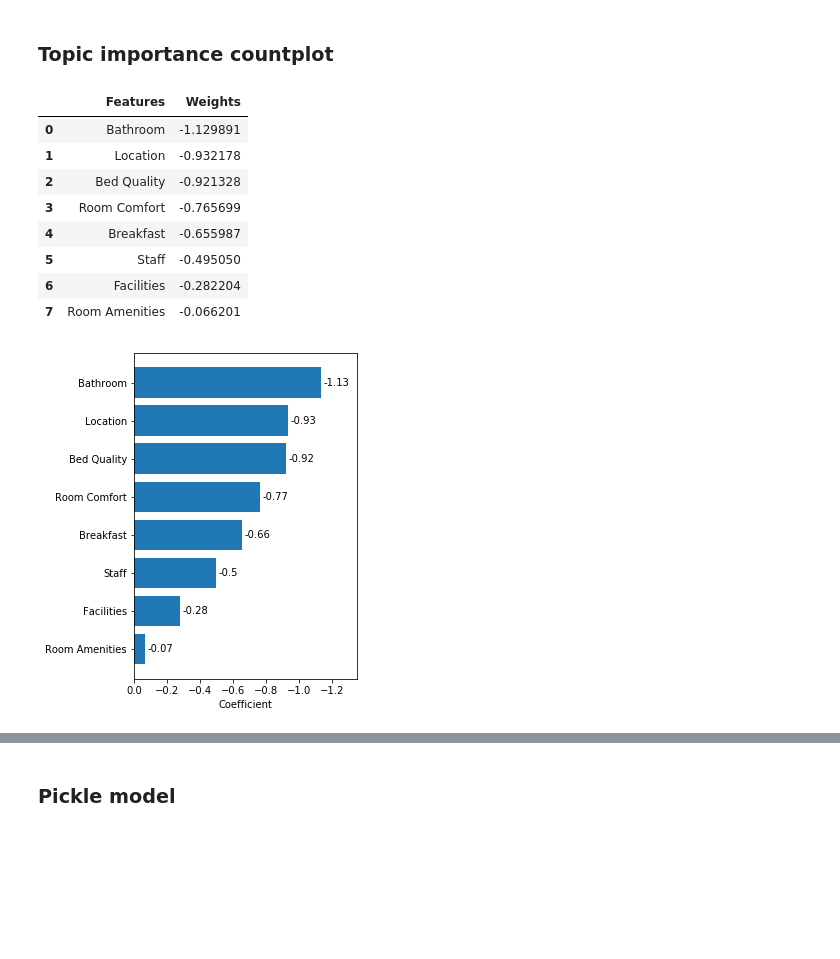
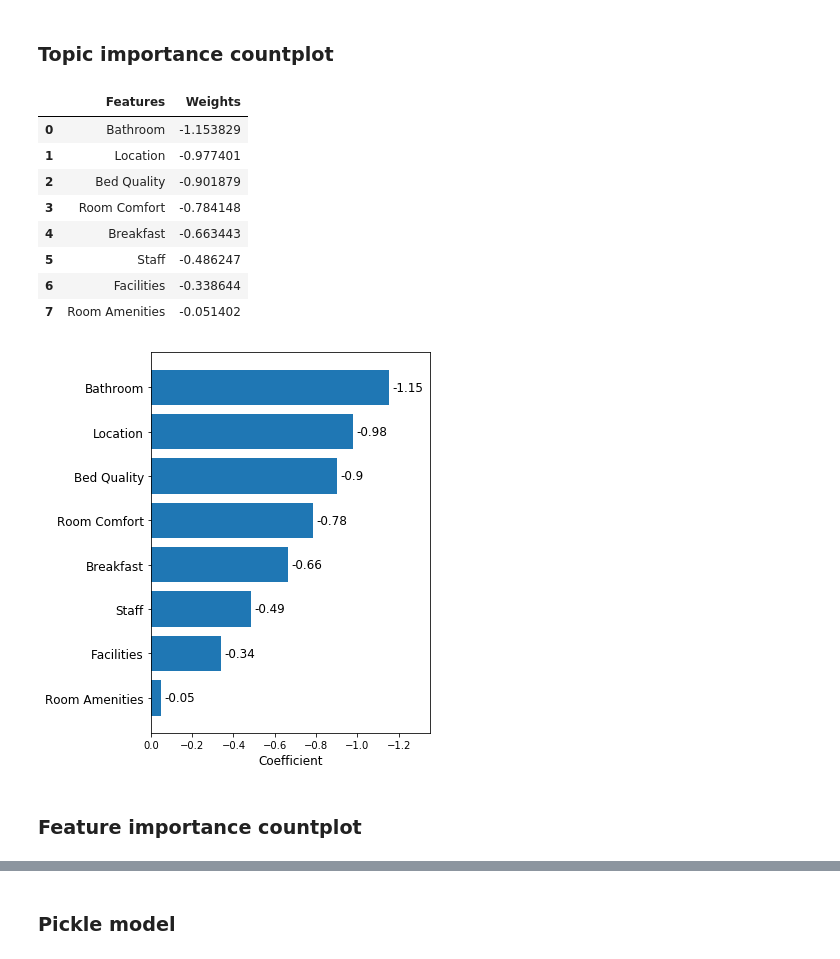
Before and after one commit to rmondini/insight-project, a Jupyter notebook: price-prediction.ipynb, the cells around one changed output, grey strips where cells are left out. Saved outputs shown, nothing was run; the diff lists cells and outputs as text; code cells hidden in the pictures; blank space fills up the shorter version.

Commit message:
added code to make some plots in slides

```diff
--- a/price-prediction.ipynb
+++ b/price-prediction.ipynb
@@ -263,9 +218,6 @@ df_hotel_detailed_info_list['hotel_room_price_per_person_avg'] = df_hotel_detail
 # %%
 # drop hotels without average room price
 df_hotel_detailed_info_list = df_hotel_detailed_info_list[~pd.isnull(df_hotel_detailed_info_list['hotel_room_price_per_person_avg'])]
-# %%
-# extract hotel chain/brand
-df_hotel_detailed_info_list['hotel_chain'] = df_hotel_detailed_info_list['hotel_name'].apply(extract_chain)
 # %%
 # extract aspect ratings
 df_hotel_detailed_info_list['hotel_cleanliness_rating'] = df_hotel_detailed_info_list['hotel_rating_breakdown'].apply(extract_cleanliness_rating)
@@ -346,8 +298,8 @@ df_hotels_unique_names.to_csv('./input_app/df_hotels_unique_names.csv',index=Fal
 # %% [markdown]
 ### Create complete feature set and target
 # %%
-features_list1 = ['hotel_stars','hotel_overall_rating','hotel_address_zip_code_5dig','hotel_chain']
-features_list2 = ['hotel_cleanliness_rating','hotel_comfort_rating','hotel_location_rating','hotel_facilities_rating','hotel_staff_rating','hotel_value_rating','hotel_wifi_rating']
+features_list1 = ['hotel_stars','hotel_overall_rating','hotel_address_zip_code_5dig']
+features_list2 = ['hotel_cleanliness_rating','hotel_value_rating','hotel_wifi_rating','hotel_comfort_rating','hotel_facilities_rating','hotel_location_rating','hotel_staff_rating']
 features_complete_list = features_list1+features_list2+topic_features_list
 
 df_features = df_hotel_detailed_info_list_filtered_merged[features_complete_list]
@@ -367,7 +318,7 @@ Index(['hotel_stars', 'hotel_overall_rating', 'hotel_address_zip_code_5dig',
 ### One-hot encoding for categorical features
 (and standardization of numerical features if necessary)
 # %%
-categorical_features = ['hotel_address_zip_code_5dig','hotel_chain']
+categorical_features = ['hotel_address_zip_code_5dig']
 # %%
 train_test_scaled_inputs = df_features.copy()
 
@@ -468,27 +419,29 @@ reg_topic_summary.replace('7_pc_neg','Bed Quality',inplace=True)
 reg_topic_summary
 # %% [output]
 |  | Features | Weights |
-| 0 | Bathroom | -1.129891 |
-| 1 | Location | -0.932178 |
-| 2 | Bed Quality | -0.921328 |
-| 3 | Room Comfort | -0.765699 |
-| 4 | Breakfast | -0.655987 |
-| 5 | Staff | -0.495050 |
-| 6 | Facilities | -0.282204 |
-| 7 | Room Amenities | -0.066201 |
+| 0 | Bathroom | -1.153829 |
+| 1 | Location | -0.977401 |
+| 2 | Bed Quality | -0.901879 |
+| 3 | Room Comfort | -0.784148 |
+| 4 | Breakfast | -0.663443 |
+| 5 | Staff | -0.486247 |
+| 6 | Facilities | -0.338644 |
+| 7 | Room Amenities | -0.051402 |
 # %%
-fig,ax = plt.subplots(figsize=(4,6))
+fig,ax = plt.subplots(figsize=(5,7))
 ax.barh(reg_topic_summary.index, reg_topic_summary['Weights'])
 ax.set_yticks(reg_topic_summary.index)
-ax.set_yticklabels(reg_topic_summary['Features'])
+ax.set_yticklabels(reg_topic_summary['Features'],fontdict={'fontsize':12})
 ax.invert_yaxis()
 ax.set_xlim(-1.35,0)
 ax.invert_xaxis()
-ax.set_xlabel('Coefficient')
+ax.set_xlabel('Coefficient',fontdict={'fontsize':12})
 
 for i,v in enumerate(reg_topic_summary['Weights']):
-    plt.text(v-0.015, i, str(round(v, 2)), color='black', va="center")
+    plt.text(v-0.015, i, str(round(v, 2)), color='black', va="center", fontsize=12)
 
 plt.show()
 # %% [output]
-[figure, old version]
+[figure, new version]
+# %% [markdown]
+### Feature importance countplot
```
Also changed, not shown: parts of 14 cells of this notebook, 1 other file.
